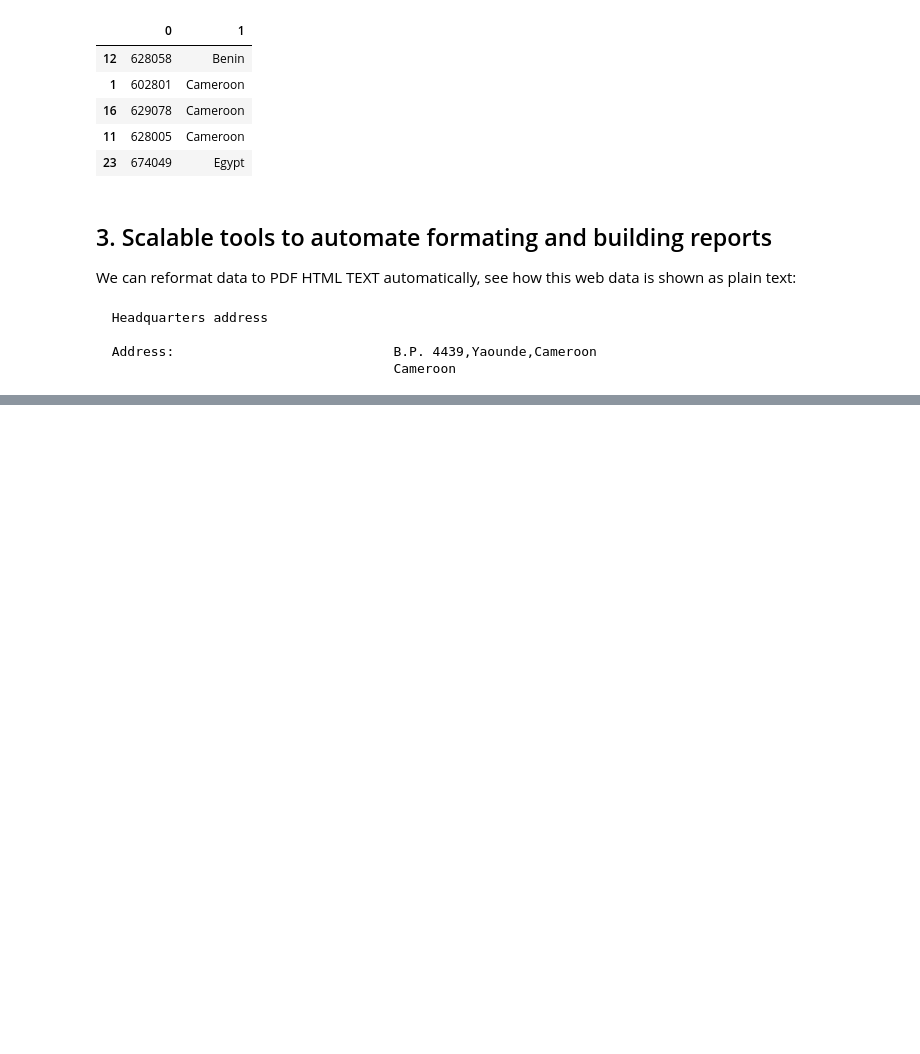
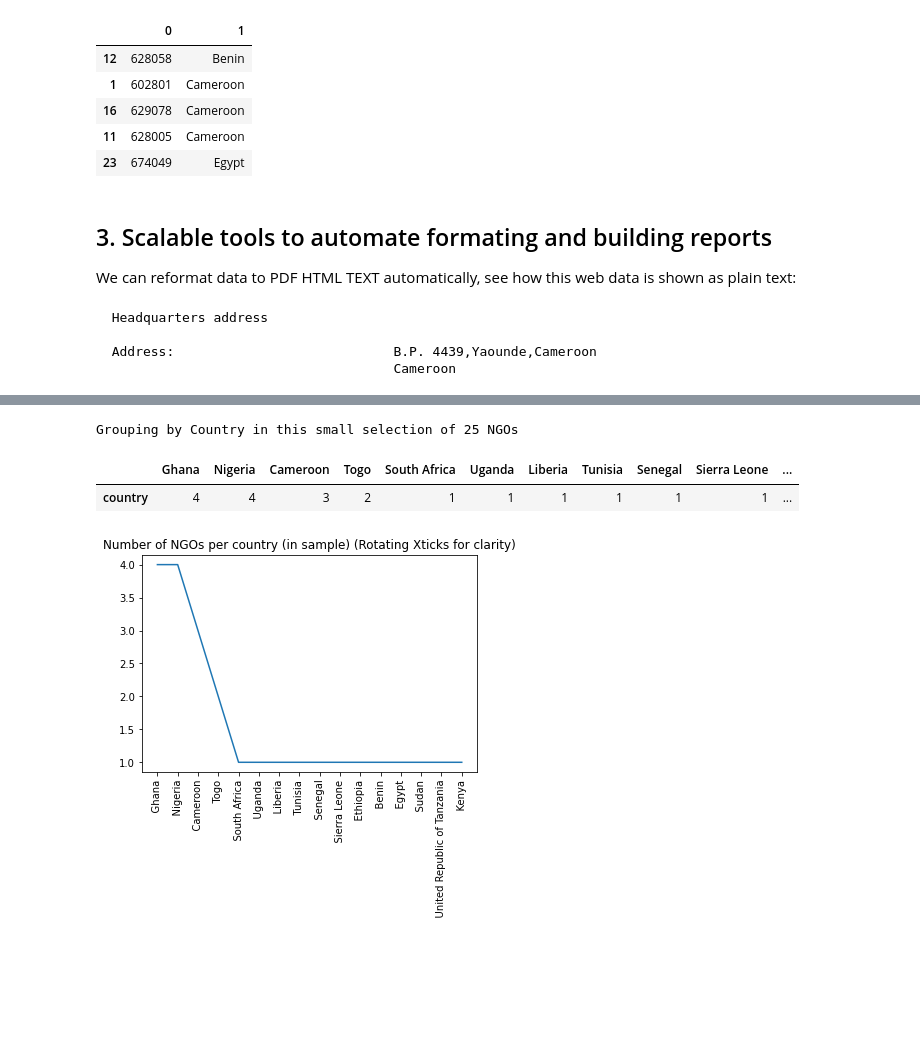
Before and after one commit to infchg/maps, a Jupyter notebook: NGO-OSAA-more.ipynb, the cells around one changed output, grey strips where cells are left out. Saved outputs shown, nothing was run; the diff lists cells and outputs as text; code cells hidden in the pictures; blank space fills up the shorter version.

```diff
--- a/NGO-OSAA-more.ipynb
+++ b/NGO-OSAA-more.ipynb
@@ -121,0 +132,5 @@ We can reformat data to PDF HTML TEXT automatically, see how  this web data is s
+# %%
+df.columns = ['id', 'ngo']
+df_cc.columns = ['id', 'country']
+df_both = pd.merge(df, df_cc, on = "id", how = "inner")
+df_both.head()
@@ -121,0 +144,17 @@ We can reformat data to PDF HTML TEXT automatically, see how  this web data is s
+# %%
+print("Grouping by Country in this small selection of 25 NGOs")
+stats=pd.DataFrame( df_both["country"].value_counts() )
+stats.transpose()
+# %% [output]
+Grouping by Country in this small selection of 25 NGOs
+|  | Ghana | Nigeria | Cameroon | Togo | South Africa | Uganda | Liberia | Tunisia | Senegal | Sierra Leone | ... |
+| country | 4 | 4 | 3 | 2 | 1 | 1 | 1 | 1 | 1 | 1 | ... |
+# %%
+%matplotlib inline
+import matplotlib.pyplot as plt
+plt.plot( stats )
+plt.xticks(rotation = 90)
+plt.title('Number of NGOs per country (in sample) (Rotating Xticks for clarity)')
+plt.show()
+# %% [output]
+[figure, added]
```
Also changed, not shown: parts of 8 cells of this notebook.
